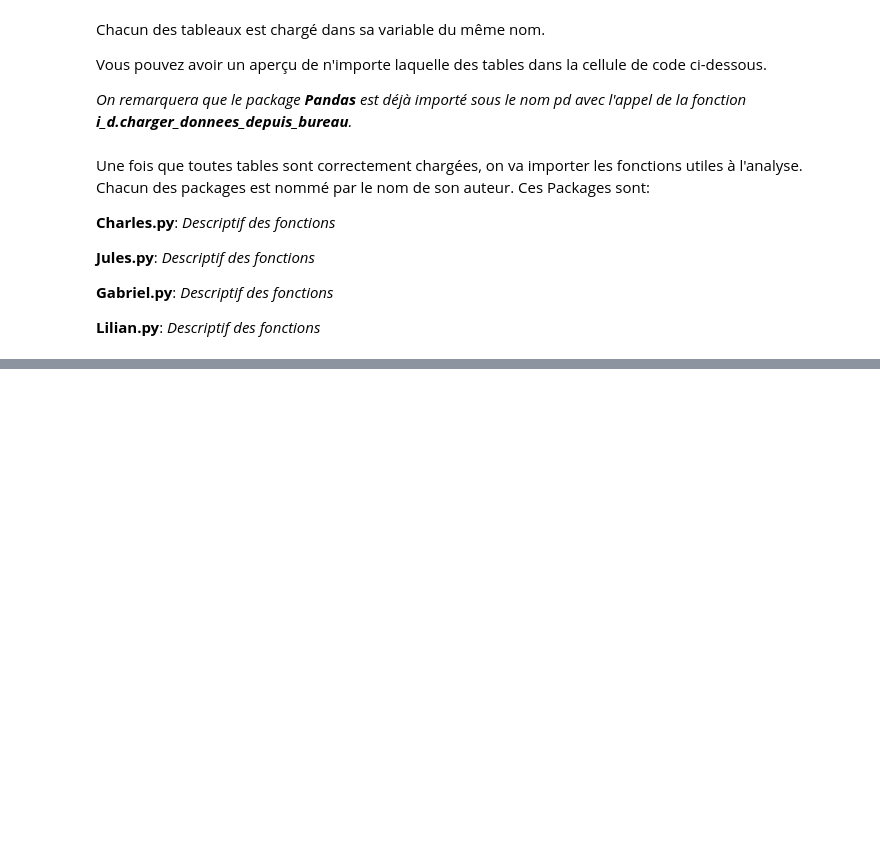
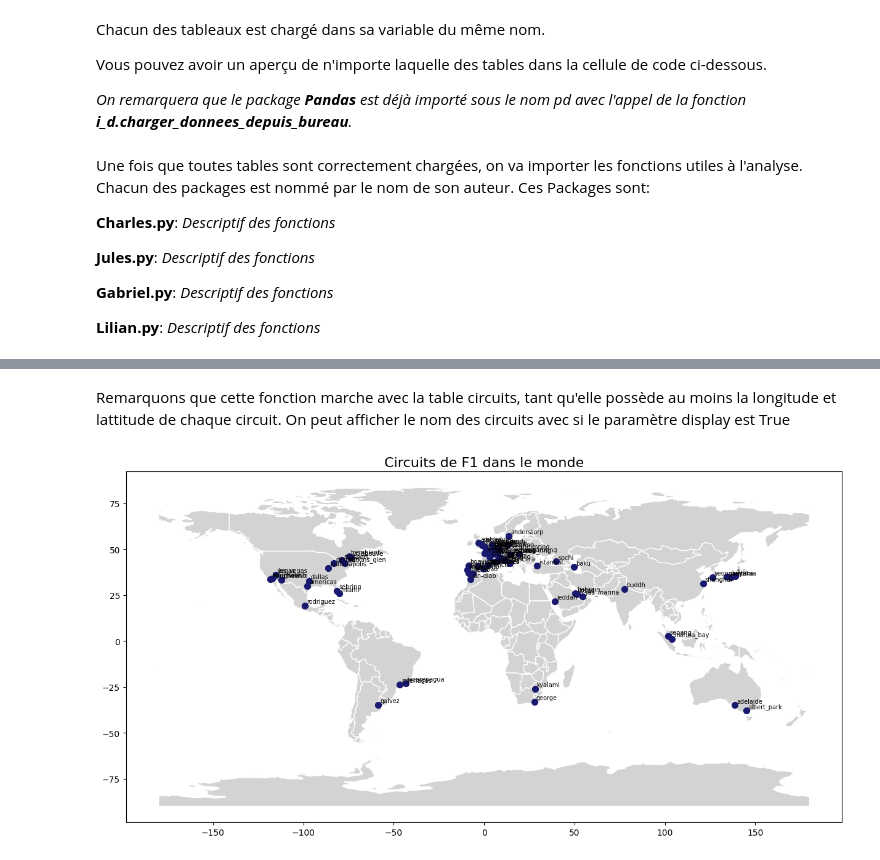
Before and after one commit to OzeelCharles/projet_info2, a Jupyter notebook: Notebook_final.ipynb, the cells around one changed output, grey strips where cells are left out. Cells and saved outputs as stored; diff of their text form; code cells hidden in the pictures; blank space fills up the shorter version.

```diff
--- a/Notebook_final.ipynb
+++ b/Notebook_final.ipynb
@@ -76,0 +85,7 @@ from modules import Jules as jules
+# %% [markdown]
+Remarquons que cette fonction marche avec la table circuits, tant qu'elle possède au moins la longitude et lattitude de chaque circuit.
+On peut afficher le nom des circuits avec si le paramètre display est True
+# %%
+charles.mappage_courses_sans_noms(circuits, True)
+# %% [output]
+[figure, added]
```
Also changed, not shown: parts of 6 cells of this notebook, 1 other file.
